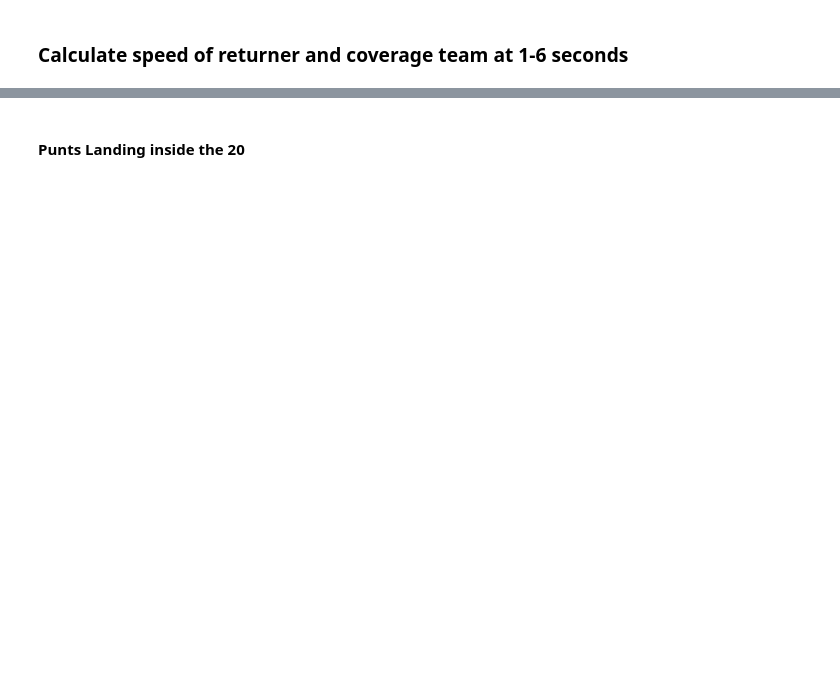
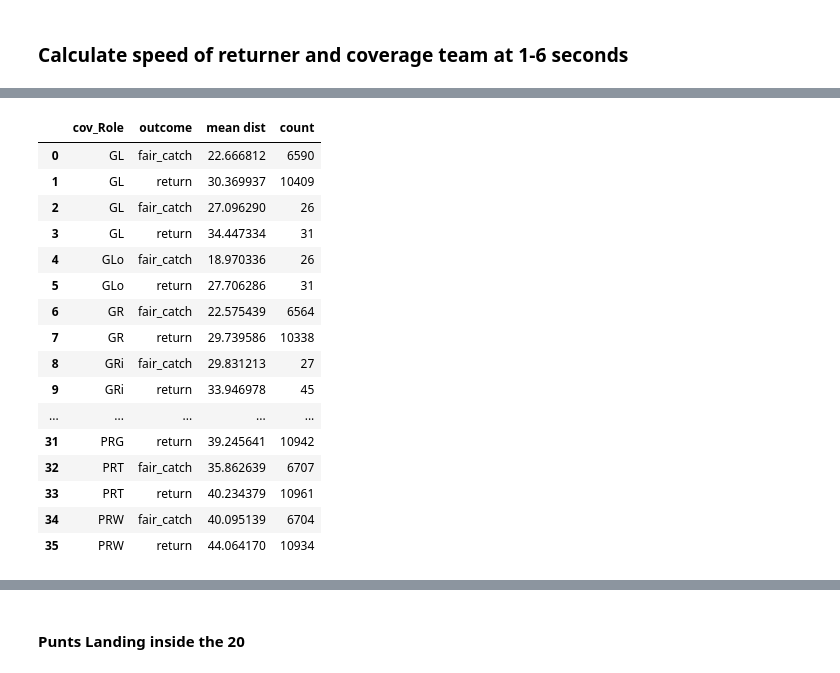
Before and after one commit to mtodisco10/nfl-punt-analytics, a Jupyter notebook: nfl_punt_script.ipynb, the cells around one changed output, grey strips where cells are left out. Drawn from its saved outputs; the diff is of its cells as text; code cells hidden in the pictures; blank space fills up the shorter version.

```diff
--- a/nfl_punt_script.ipynb
+++ b/nfl_punt_script.ipynb
@@ -486,2 +628,6 @@ closest_df = cov_ret_df.merge(min_dist_from_ret.drop('time_since_punt', axis = 1
 # %%
-pos_grouped_df = cov_ret_df.groupby(['cov_Role','time_since_punt', 'outcome'], as_index=False)['dis_from_ret'].mean()
+pos_grouped_df = cov_ret_df.groupby(['cov_Role', 'outcome'], as_index=False)['dis_from_ret'].agg({'mean dist':np.mean,
+                                                                                                  'count': 'count'})
+
+pos_grouped_df = pos_grouped_df.loc[(pos_grouped_df.cov_Role != 'PPLi') & \
+                                    (pos_grouped_df.cov_Role != 'PPLo')]
@@ -487,0 +636,20 @@ pos_grouped_df = cov_ret_df.groupby(['cov_Role','time_since_punt', 'outcome'], a
+# %%
+pos_grouped_df.replace('GLi', 'GL')
+# %% [output]
+|  | cov_Role | outcome | mean dist | count |
+| 0 | GL | fair_catch | 22.666812 | 6590 |
+| 1 | GL | return | 30.369937 | 10409 |
+| 2 | GL | fair_catch | 27.096290 | 26 |
+| 3 | GL | return | 34.447334 | 31 |
+| 4 | GLo | fair_catch | 18.970336 | 26 |
+| 5 | GLo | return | 27.706286 | 31 |
+| 6 | GR | fair_catch | 22.575439 | 6564 |
+| 7 | GR | return | 29.739586 | 10338 |
+| 8 | GRi | fair_catch | 29.831213 | 27 |
+| 9 | GRi | return | 33.946978 | 45 |
+| ... | ... | ... | ... | ... |
+| 31 | PRG | return | 39.245641 | 10942 |
+| 32 | PRT | fair_catch | 35.862639 | 6707 |
+| 33 | PRT | return | 40.234379 | 10961 |
+| 34 | PRW | fair_catch | 40.095139 | 6704 |
+| 35 | PRW | return | 44.064170 | 10934 |
```
Also changed, not shown: parts of 20 cells of this notebook.
